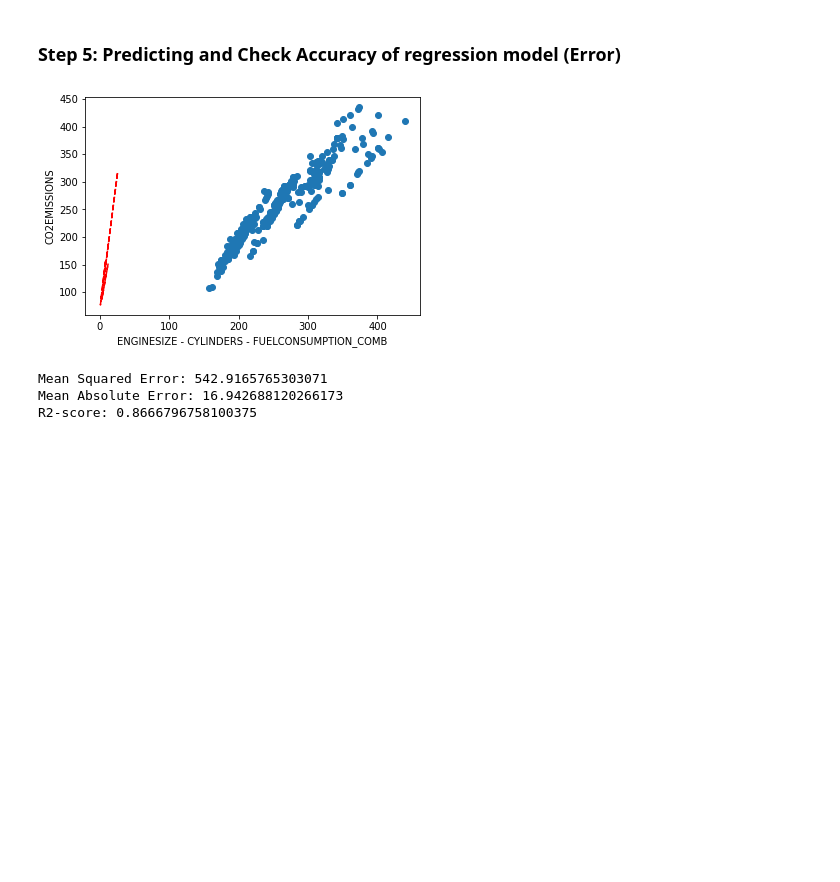
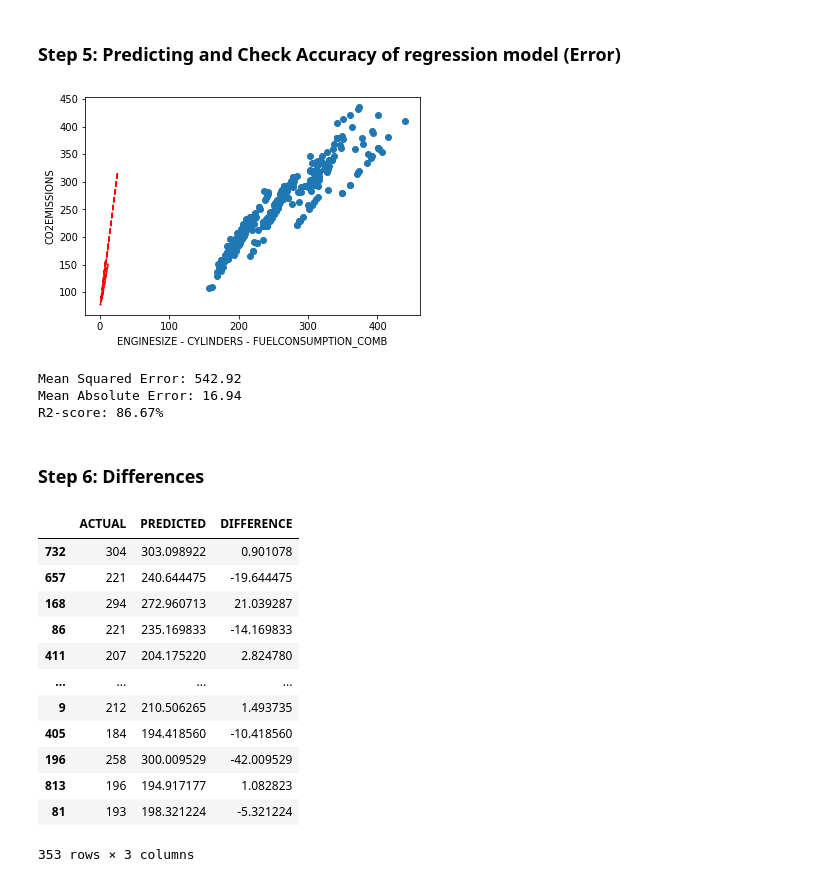
Before and after one commit to cassianodess/Machine-Learning, a Jupyter notebook: regression/main.ipynb, the cells around one changed output. Saved outputs shown, nothing was run; the diff lists cells and outputs as text; code cells hidden in the pictures; blank space fills up the shorter version.

```diff
--- a/regression/main.ipynb
+++ b/regression/main.ipynb
@@ -166,11 +186,34 @@ ax.plot(x, x*angular_coefficient+linear_coefficient, "--r")
 
 plt.show()
 
-print(f"Mean Squared Error: {mean_squared_error(y_test, y_predicted)}")
-print(f"Mean Absolute Error: {mean_absolute_error(y_test, y_predicted)}")
-print(f"R2-score: {r2_score(y_test, y_predicted)}")
+print(f"Mean Squared Error: {mean_squared_error(y_test, y_predicted):.2f}")
+print(f"Mean Absolute Error: {mean_absolute_error(y_test, y_predicted):.2f}")
+print(f"R2-score: {r2_score(y_test, y_predicted)*100:.2f}%")
 # %% [output]
 [figure]
-Mean Squared Error: 542.9165765303071
-Mean Absolute Error: 16.942688120266173
-R2-score: 0.8666796758100375
+Mean Squared Error: 542.92
+Mean Absolute Error: 16.94
+R2-score: 86.67%
+# %% [markdown]
+### Step 6: Differences
+# %%
+pred_df = pd.DataFrame({
+    "ACTUAL": y_test,
+    "PREDICTED": y_predicted,
+    "DIFFERENCE": y_test-y_predicted
+})
+pred_df
+# %% [output]
+|  | ACTUAL | PREDICTED | DIFFERENCE |
+| 732 | 304 | 303.098922 | 0.901078 |
+| 657 | 221 | 240.644475 | -19.644475 |
+| 168 | 294 | 272.960713 | 21.039287 |
+| 86 | 221 | 235.169833 | -14.169833 |
+| 411 | 207 | 204.175220 | 2.824780 |
+| ... | ... | ... | ... |
+| 9 | 212 | 210.506265 | 1.493735 |
+| 405 | 184 | 194.418560 | -10.418560 |
+| 196 | 258 | 300.009529 | -42.009529 |
+| 813 | 196 | 194.917177 | 1.082823 |
+| 81 | 193 | 198.321224 | -5.321224 |
+353 rows × 3 columns
```
Also changed, not shown: parts of 2 cells of this notebook.
